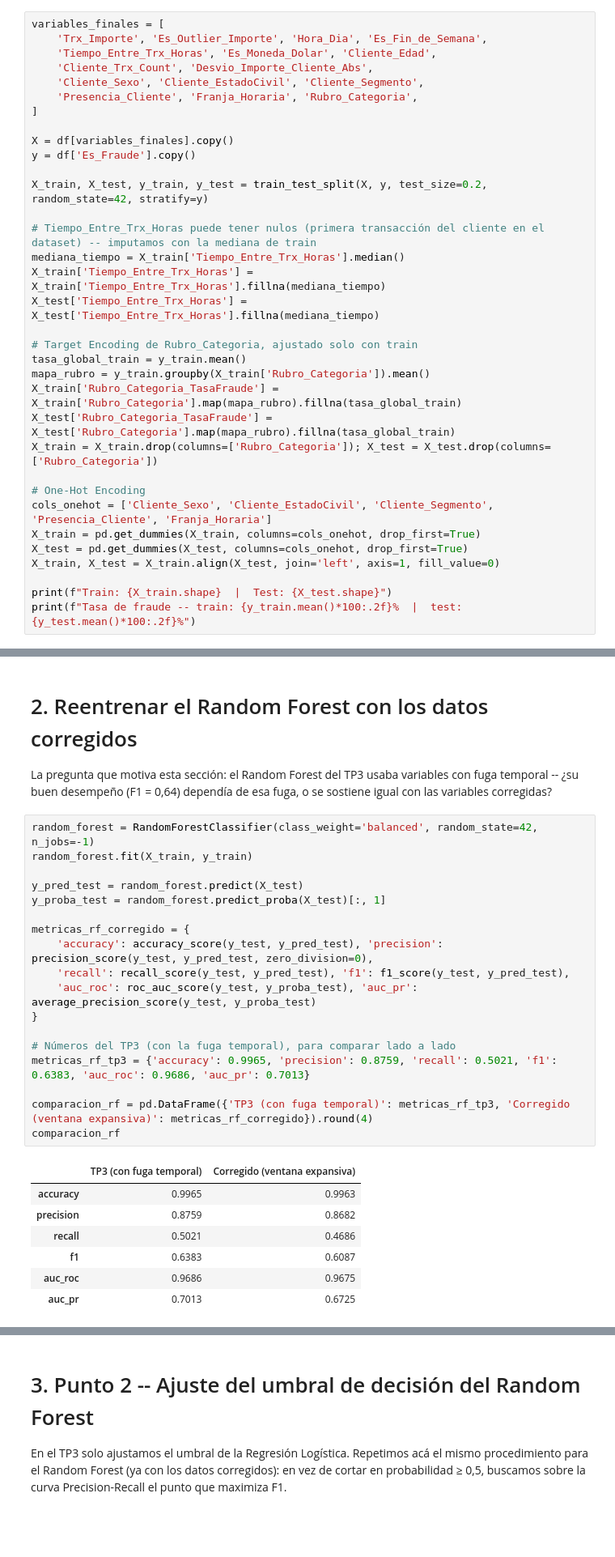
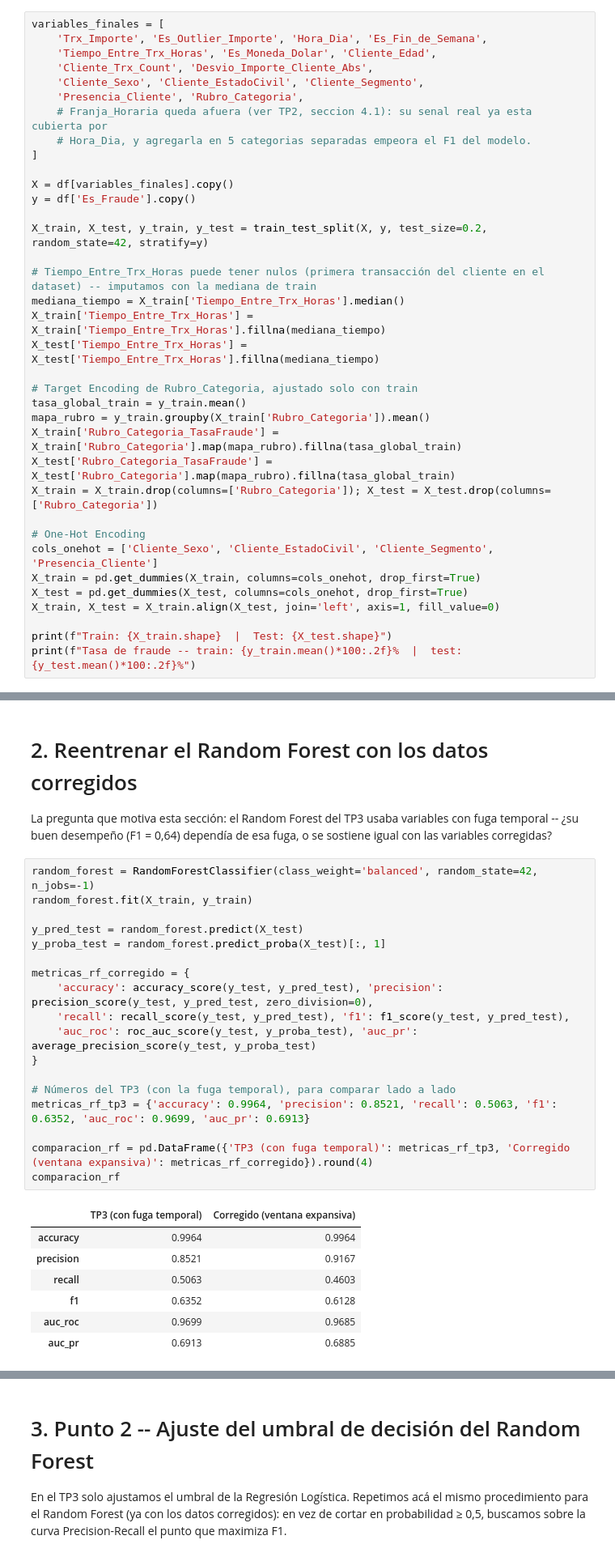
Before and after one commit to maurip3113/deteccion-fraude-mentoria, a Jupyter notebook: Mejoras_Modelo_y_Produccion.ipynb, the cells around one changed output, grey strips where cells are left out. Shown at 81% size. Cells and saved outputs as stored; diff of their text form; blank space fills up the shorter version.

```diff
--- a/Mejoras_Modelo_y_Produccion.ipynb
+++ b/Mejoras_Modelo_y_Produccion.ipynb
@@ -177,7 +177,9 @@ variables_finales = [
     'Tiempo_Entre_Trx_Horas', 'Es_Moneda_Dolar', 'Cliente_Edad',
     'Cliente_Trx_Count', 'Desvio_Importe_Cliente_Abs',
     'Cliente_Sexo', 'Cliente_EstadoCivil', 'Cliente_Segmento',
-    'Presencia_Cliente', 'Franja_Horaria', 'Rubro_Categoria',
+    'Presencia_Cliente', 'Rubro_Categoria',
+    # Franja_Horaria queda afuera (ver TP2, seccion 4.1): su senal real ya esta cubierta por
+    # Hora_Dia, y agregarla en 5 categorias separadas empeora el F1 del modelo.
 ]
 
 X = df[variables_finales].copy()
@@ -198,7 +200,7 @@ X_test['Rubro_Categoria_TasaFraude'] = X_test['Rubro_Categoria'].map(mapa_rubro)
 X_train = X_train.drop(columns=['Rubro_Categoria']); X_test = X_test.drop(columns=['Rubro_Categoria'])
 
 # One-Hot Encoding
-cols_onehot = ['Cliente_Sexo', 'Cliente_EstadoCivil', 'Cliente_Segmento', 'Presencia_Cliente', 'Franja_Horaria']
+cols_onehot = ['Cliente_Sexo', 'Cliente_EstadoCivil', 'Cliente_Segmento', 'Presencia_Cliente']
 X_train = pd.get_dummies(X_train, columns=cols_onehot, drop_first=True)
 X_test = pd.get_dummies(X_test, columns=cols_onehot, drop_first=True)
 X_train, X_test = X_train.align(X_test, join='left', axis=1, fill_value=0)
@@ -219,29 +221,29 @@ La pregunta que motiva esta sección: el Random Forest del TP3 usaba variables c
 # %%
 random_forest = RandomForestClassifier(class_weight='balanced', random_state=42, n_jobs=-1)
 random_forest.fit(X_train, y_train)
 
 y_pred_test = random_forest.predict(X_test)
 y_proba_test = random_forest.predict_proba(X_test)[:, 1]
 
 metricas_rf_corregido = {
     'accuracy': accuracy_score(y_test, y_pred_test), 'precision': precision_score(y_test, y_pred_test, zero_division=0),
     'recall': recall_score(y_test, y_pred_test), 'f1': f1_score(y_test, y_pred_test),
     'auc_roc': roc_auc_score(y_test, y_proba_test), 'auc_pr': average_precision_score(y_test, y_proba_test)
 }
 
 # Números del TP3 (con la fuga temporal), para comparar lado a lado
-metricas_rf_tp3 = {'accuracy': 0.9965, 'precision': 0.8759, 'recall': 0.5021, 'f1': 0.6383, 'auc_roc': 0.9686, 'auc_pr': 0.7013}
+metricas_rf_tp3 = {'accuracy': 0.9964, 'precision': 0.8521, 'recall': 0.5063, 'f1': 0.6352, 'auc_roc': 0.9699, 'auc_pr': 0.6913}
 
 comparacion_rf = pd.DataFrame({'TP3 (con fuga temporal)': metricas_rf_tp3, 'Corregido (ventana expansiva)': metricas_rf_corregido}).round(4)
 comparacion_rf
 # %% [output]
 |  | TP3 (con fuga temporal) | Corregido (ventana expansiva) |
-| accuracy | 0.9965 | 0.9963 |
-| precision | 0.8759 | 0.8682 |
-| recall | 0.5021 | 0.4686 |
-| f1 | 0.6383 | 0.6087 |
-| auc_roc | 0.9686 | 0.9675 |
-| auc_pr | 0.7013 | 0.6725 |
+| accuracy | 0.9964 | 0.9964 |
+| precision | 0.8521 | 0.9167 |
+| recall | 0.5063 | 0.4603 |
+| f1 | 0.6352 | 0.6128 |
+| auc_roc | 0.9699 | 0.9685 |
+| auc_pr | 0.6913 | 0.6885 |
 # %%
 fig, ax = plt.subplots(figsize=(9, 5))
 comparacion_rf.loc[['precision', 'recall', 'f1', 'auc_pr']].plot(kind='bar', ax=ax, color=[COLOR_AZUL, COLOR_NARANJA])
```
Also changed, not shown: parts of 14 cells of this notebook, 4 other files.
